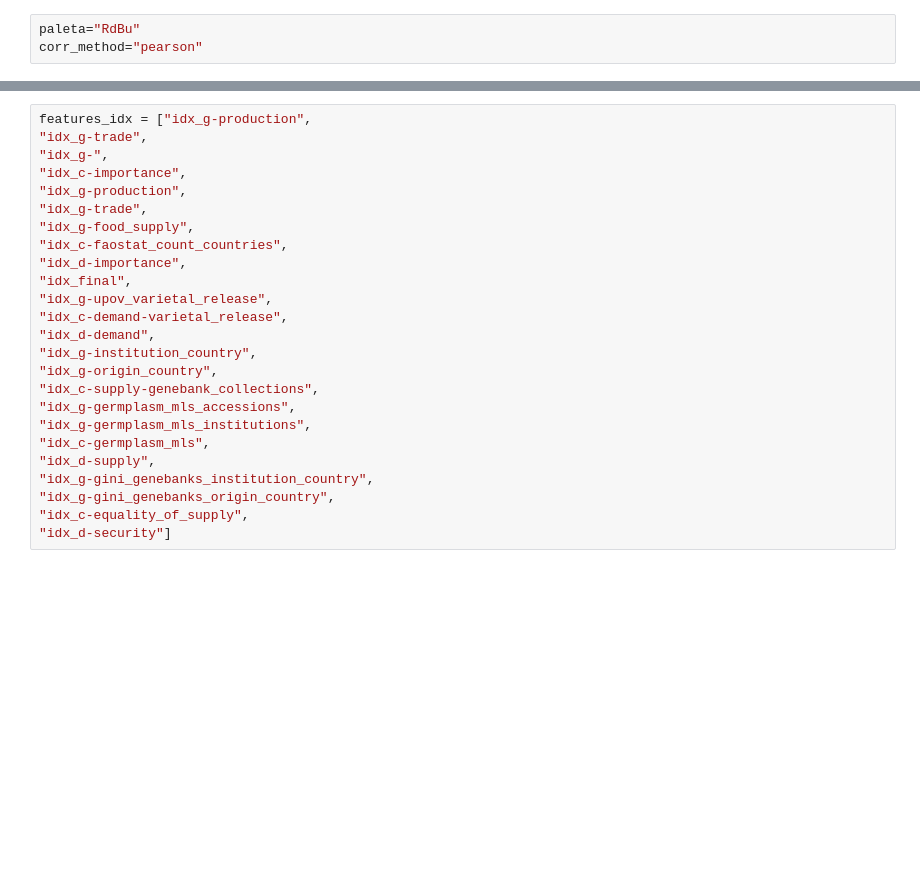
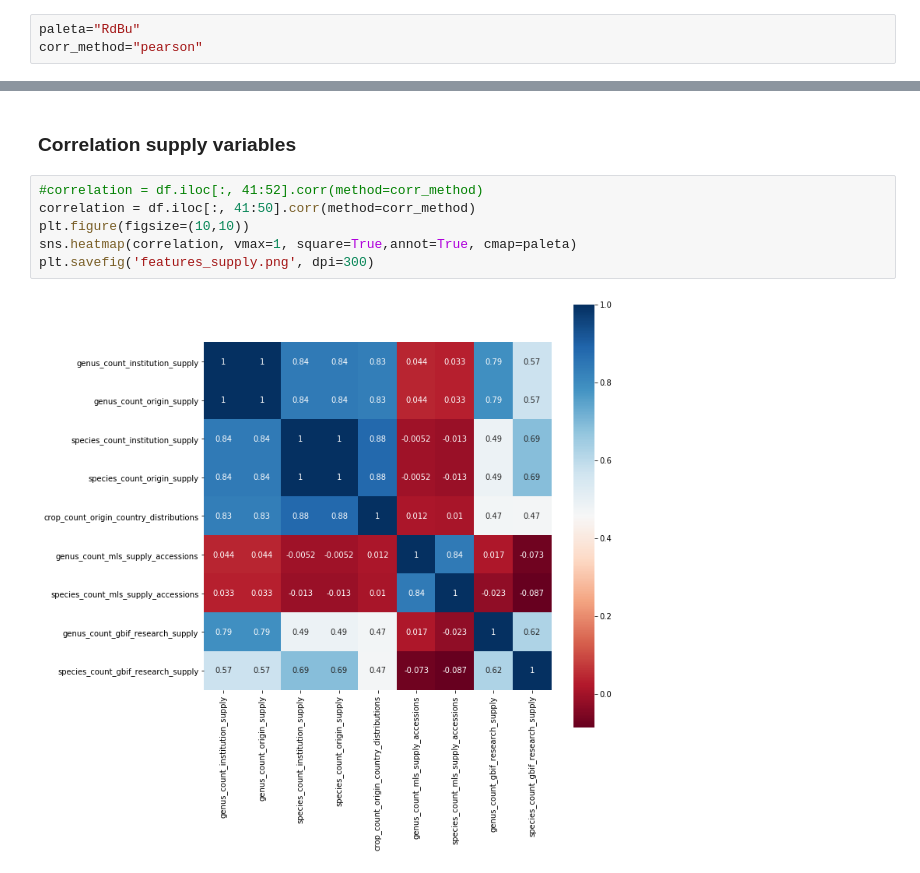
Before and after one commit to CIAT-DAPA/PlantTreatyInterdependence, a Jupyter notebook: src/Python/Indicator_jupyter/indicator.ipynb, the cells around one changed output, grey strips where cells are left out. Cells and saved outputs as stored; diff of their text form; blank space fills up the shorter version.

```diff
--- a/src/Python/Indicator_jupyter/indicator.ipynb
+++ b/src/Python/Indicator_jupyter/indicator.ipynb
@@ -187,25 +127,10 @@ plt.savefig('features_supply.png')
-# %%
-features_idx = ["idx_g-production",
-"idx_g-trade",
-"idx_g-",
-"idx_c-importance",
-"idx_g-production",
-"idx_g-trade",
-"idx_g-food_supply",
-"idx_c-faostat_count_countries",
-"idx_d-importance",
-"idx_final",
-"idx_g-upov_varietal_release",
-"idx_c-demand-varietal_release",
-"idx_d-demand",
-"idx_g-institution_country",
-"idx_g-origin_country",
-"idx_c-supply-genebank_collections",
-"idx_g-germplasm_mls_accessions",
-"idx_g-germplasm_mls_institutions",
-"idx_c-germplasm_mls",
-"idx_d-supply",
-"idx_g-gini_genebanks_institution_country",
-"idx_g-gini_genebanks_origin_country",
-"idx_c-equality_of_supply",
-"idx_d-security"]
+# %% [markdown]
+### Correlation supply variables
+# %%
+#correlation = df.iloc[:, 41:52].corr(method=corr_method)
+correlation = df.iloc[:, 41:50].corr(method=corr_method)
+plt.figure(figsize=(10,10))
+sns.heatmap(correlation, vmax=1, square=True,annot=True, cmap=paleta)
+plt.savefig('features_supply.png', dpi=300)
+# %% [output]
+[figure, added]
```
Also changed, not shown: parts of 24 cells of this notebook, 2 other files.
